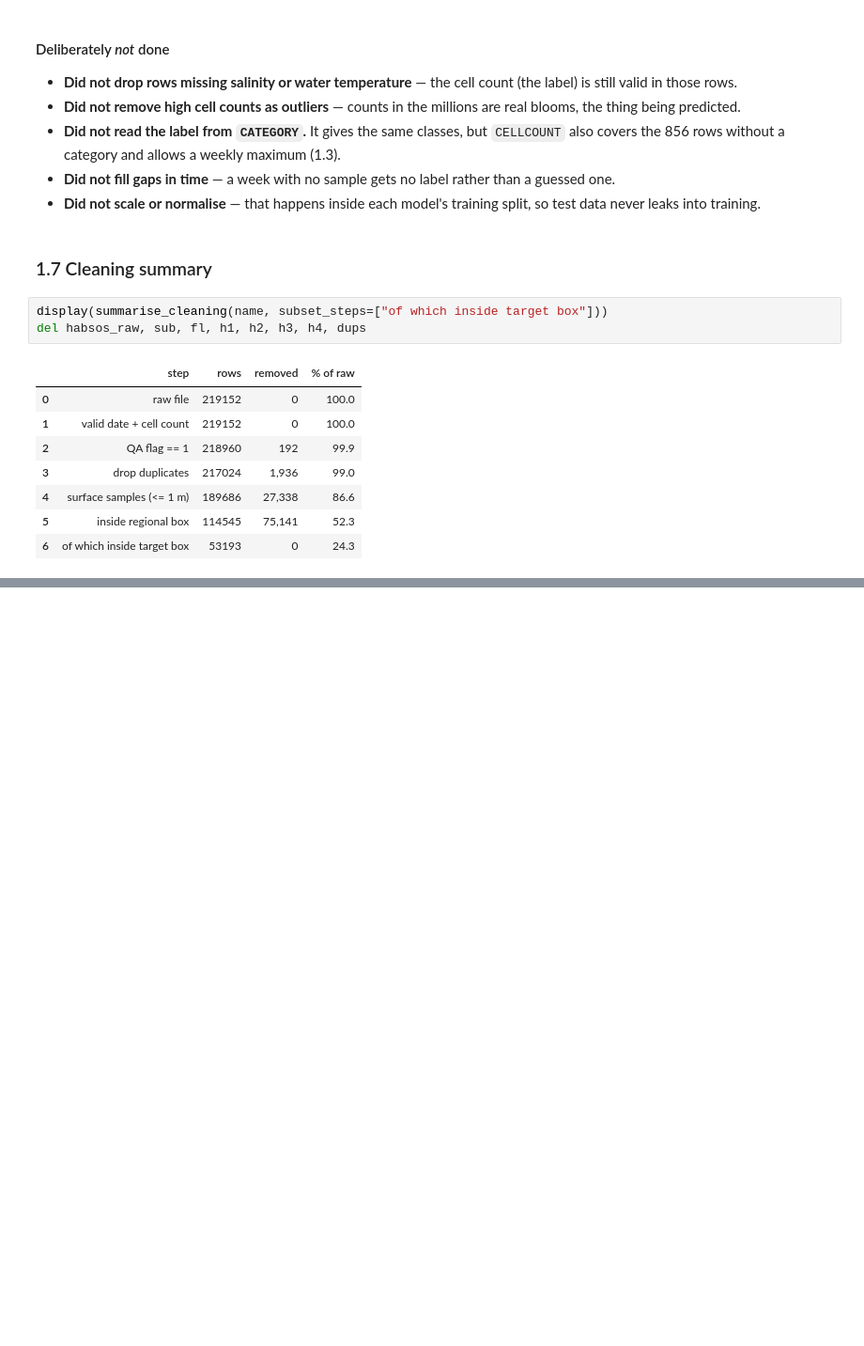
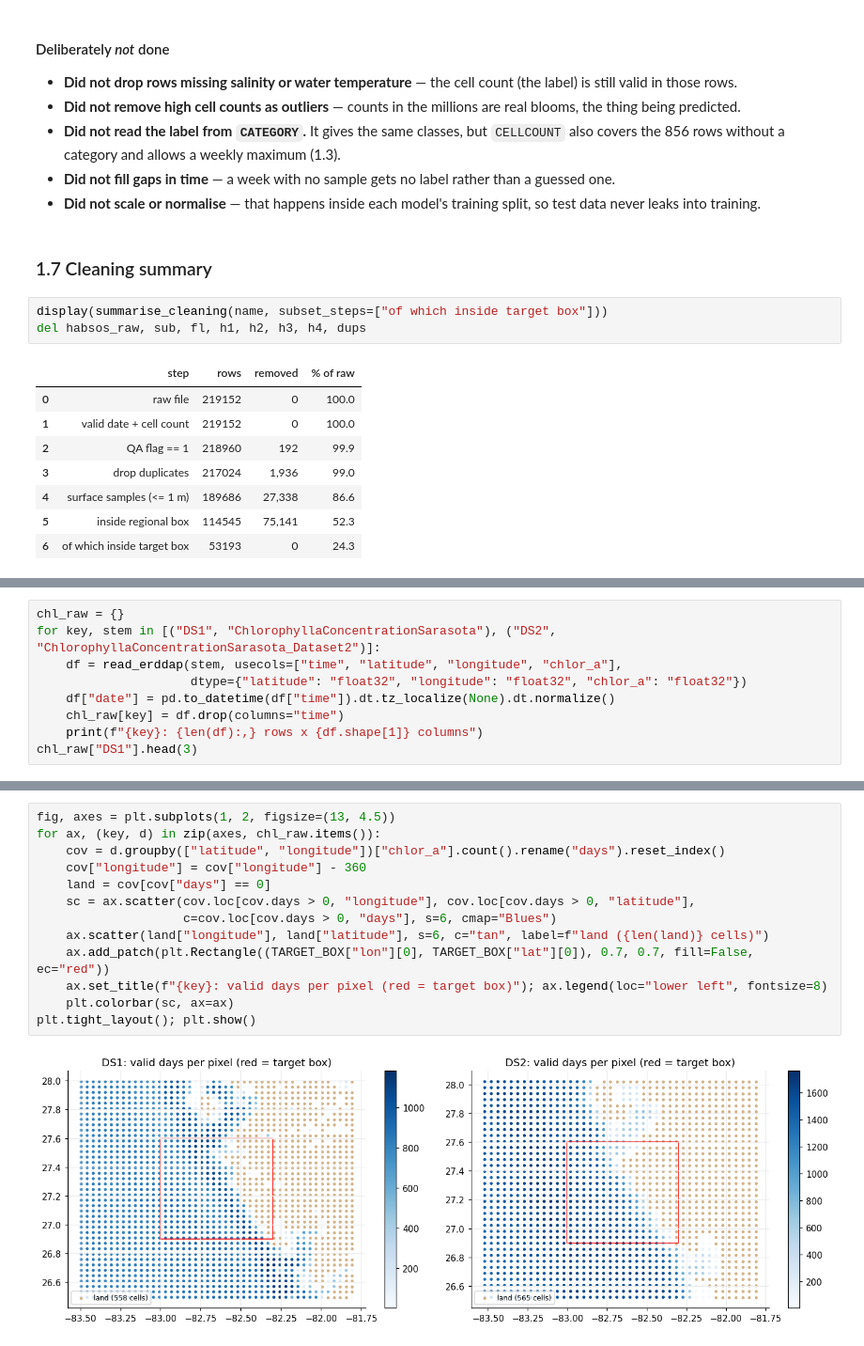
Before and after one commit to Break-Through-Tech/Biointerphase-1A-forecasting-harmful-algal-bloom-risk, a Jupyter notebook: models/notebooks/00_master_eda_and_merge.ipynb, the cells around one changed output, grey strips where cells are left out. Shown at 94% size. Saved outputs shown, nothing was run; the diff lists cells and outputs as text; blank space fills up the shorter version.

```diff
--- a/models/notebooks/00_master_eda_and_merge.ipynb
+++ b/models/notebooks/00_master_eda_and_merge.ipynb
@@ -629,0 +652,9 @@ del habsos_raw, sub, fl, h1, h2, h3, h4, dups
+# %%
+chl_raw = {}
+for key, stem in [("DS1", "ChlorophyllaConcentrationSarasota"), ("DS2", "ChlorophyllaConcentrationSarasota_Dataset2")]:
+    df = read_erddap(stem, usecols=["time", "latitude", "longitude", "chlor_a"],
+                     dtype={"latitude": "float32", "longitude": "float32", "chlor_a": "float32"})
+    df["date"] = pd.to_datetime(df["time"]).dt.tz_localize(None).dt.normalize()
+    chl_raw[key] = df.drop(columns="time")
+    print(f"{key}: {len(df):,} rows x {df.shape[1]} columns")
+chl_raw["DS1"].head(3)
@@ -629,0 +724,15 @@ del habsos_raw, sub, fl, h1, h2, h3, h4, dups
+# %%
+fig, axes = plt.subplots(1, 2, figsize=(13, 4.5))
+for ax, (key, d) in zip(axes, chl_raw.items()):
+    cov = d.groupby(["latitude", "longitude"])["chlor_a"].count().rename("days").reset_index()
+    cov["longitude"] = cov["longitude"] - 360
+    land = cov[cov["days"] == 0]
+    sc = ax.scatter(cov.loc[cov.days > 0, "longitude"], cov.loc[cov.days > 0, "latitude"],
+                    c=cov.loc[cov.days > 0, "days"], s=6, cmap="Blues")
+    ax.scatter(land["longitude"], land["latitude"], s=6, c="tan", label=f"land ({len(land)} cells)")
+    ax.add_patch(plt.Rectangle((TARGET_BOX["lon"][0], TARGET_BOX["lat"][0]), 0.7, 0.7, fill=False, ec="red"))
+    ax.set_title(f"{key}: valid days per pixel (red = target box)"); ax.legend(loc="lower left", fontsize=8)
+    plt.colorbar(sc, ax=ax)
+plt.tight_layout(); plt.show()
+# %% [output]
+[figure, added]
```
Also changed, not shown: parts of 40 cells of this notebook, 6 other files.
